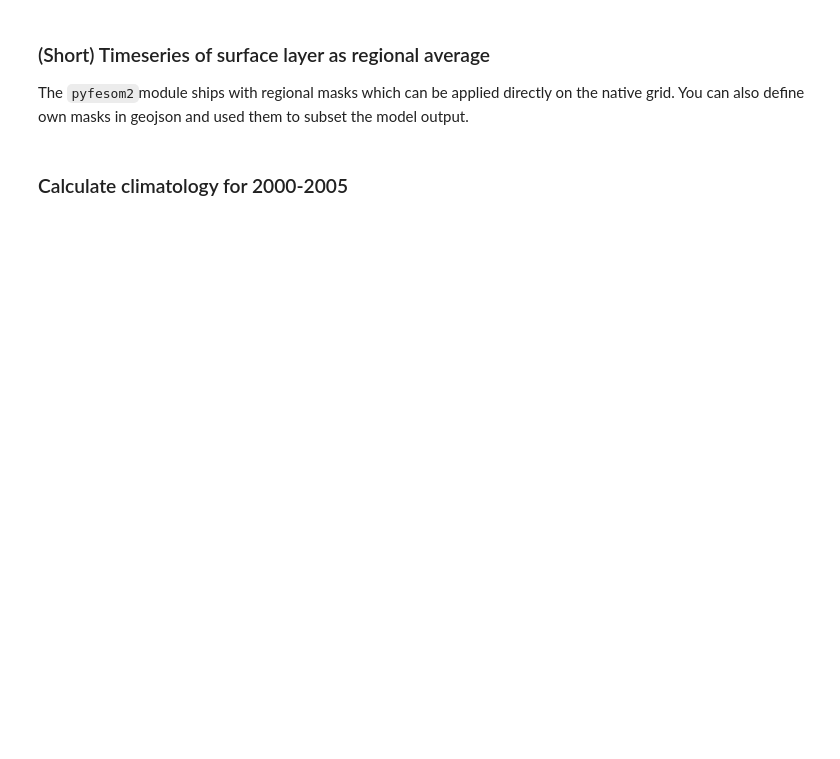
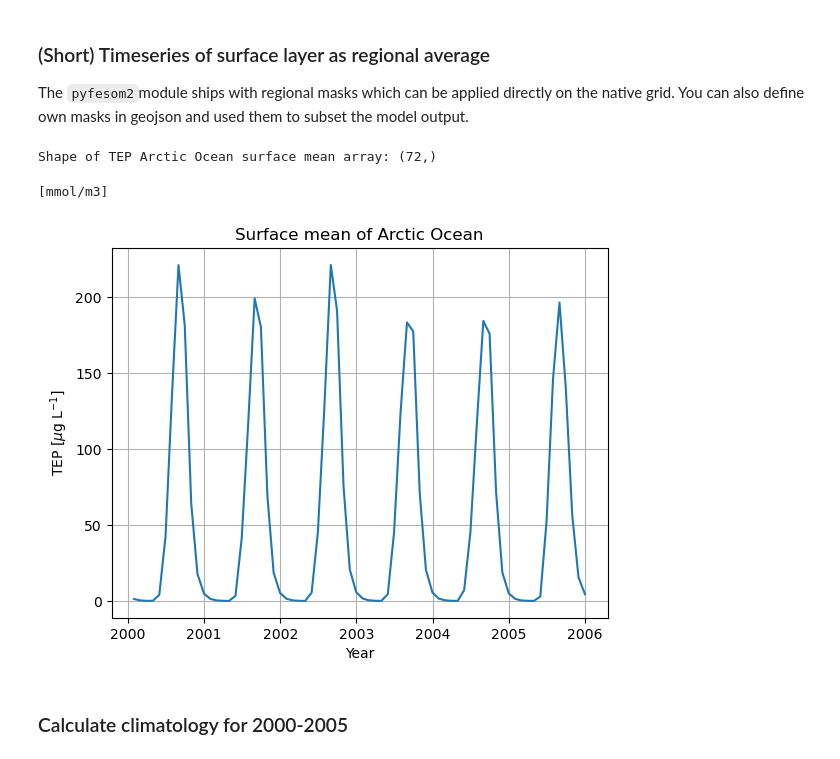
Before and after one commit to ac3-tr/ac3-book, a Jupyter notebook: book/example-notebooks/fesom_recom_analysis.ipynb, the cells around one changed output. Saved outputs shown, nothing was run; the diff lists cells and outputs as text; code cells hidden in the pictures; blank space fills up the shorter version.

Commit message:
fesom recom notebook with executed cells and plots

```diff
--- a/book/example-notebooks/fesom_recom_analysis.ipynb
+++ b/book/example-notebooks/fesom_recom_analysis.ipynb
@@ -89,6 +97,7 @@ savepath = '/Users/mozeisin/data/Zeising_2026_GMD/results/'
 ## script behavior
 silent = False
 savefig = False
+dpi = 90
 # %%
 ## load FESOM2 mesh
 mesh = pf.load_mesh(meshpath)#, usepickle=False, usejoblib=False)
@@ -149,5 +166,6 @@ data
 The given Zenodo repository already contains a subset of the FESOM2.1-REcoM3 simulation spanning 1990-2019. In the present dataset, only the variable _TEP_ is included.
 # %%
 # open ds_3D_Monthly_1990_2019 from Zenodo
-TEP_3D_Monthly_1990_2019 = xr.open_dataset(resultpath + 'ds_3D_Monthly_1990_2019.nc')
+TEP_3D_Monthly_1990_2019 = xr.open_dataset(
+    resultpath + 'ds_3D_Monthly_1990_2019.nc')
 TEP_3D_Monthly_1990_2019
@@ -186,6 +217,8 @@ TEP_AO_Surface_mean = TEP_AO_Surface.mean(dim='nod2')
 
 if not silent:
     print(f'Shape of TEP Arctic Ocean surface mean array: {np.shape(TEP_AO_Surface_mean)}')
+# %% [output]
+Shape of TEP Arctic Ocean surface mean array: (72,)
 # %%
 # TEP unit conversion
 # [mmol C/m3] -> [mug /L]
@@ -195,12 +228,23 @@ print(TEP_3D_Monthly_1990_2019.TEP.units)
 # conversion factor
 conv = 12.01 # [mmol C/m3] -> [mug /L]
 TEP_label = 'TEP [$\mu$g L$^{-1}$]'
+# %% [output]
+[mmol/m3]
 # %%
+# simple figure of timeseries
 fig, ax = plt.subplots()
 ax.plot(TEP_AO_Surface_mean.time, TEP_AO_Surface_mean * conv)
 ax.set_ylabel(TEP_label)
 ax.set_xlabel('Year')
 ax.set_title('Surface mean of Arctic Ocean')
 ax.grid()
+
+if savefig:
+    plt.savefig(savepath + 'TEP_timeseries_Arctic_Ocean_surface_2000_2005.png',
+                dpi=dpi, bbox_inches='tight')
+
+plt.show(block=False)
+# %% [output]
+[figure, added]
 # %% [markdown]
 ### Calculate climatology for 2000-2005
```
Also changed, not shown: parts of 24 cells of this notebook.
